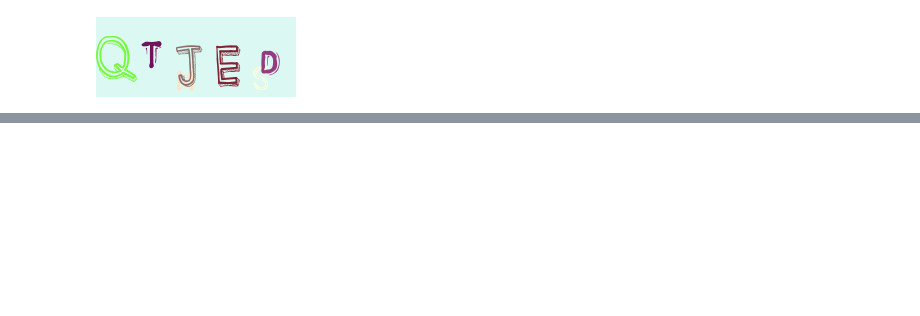
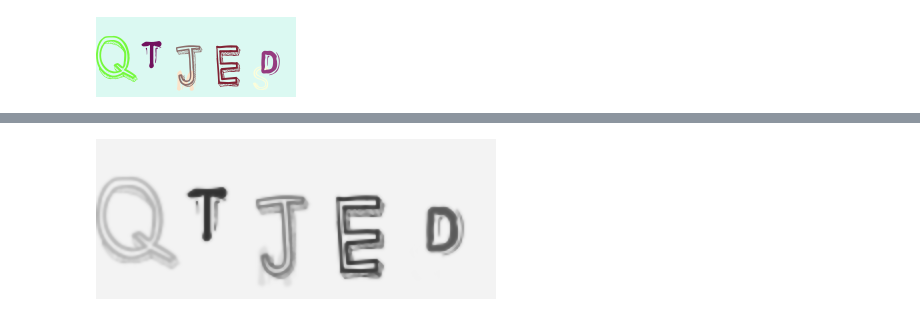
Before and after one commit to unemil/cslv, a Jupyter notebook: cslv.ipynb, the cells around one changed output, grey strips where cells are left out. Saved outputs shown, nothing was run; the diff lists cells and outputs as text; code cells hidden in the pictures; blank space fills up the shorter version.

```diff
--- a/cslv.ipynb
+++ b/cslv.ipynb
@@ -18,3 +24,10 @@ Image.fromarray(img)
+# %%
+img = cv2.bilateralFilter(img, 5, 35, 35)
+
+Image.fromarray(img)
+# cv2.imwrite('tests/captcha_filter.png', img)
+# %% [output]
+[figure, added]
 # %%
 (T, img) = cv2.threshold(img, 210, 255, (cv2.THRESH_BINARY))
 
```
Also changed, not shown: parts of 3 cells of this notebook, 7 other files.
